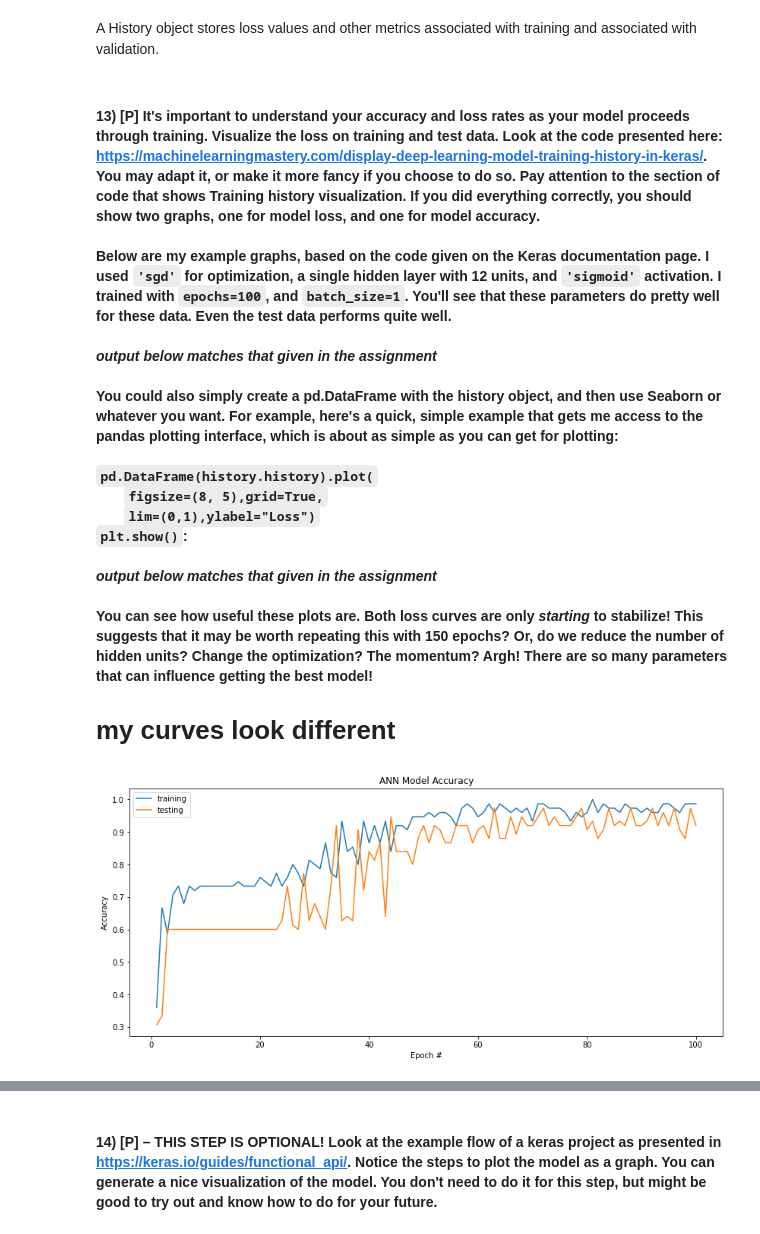
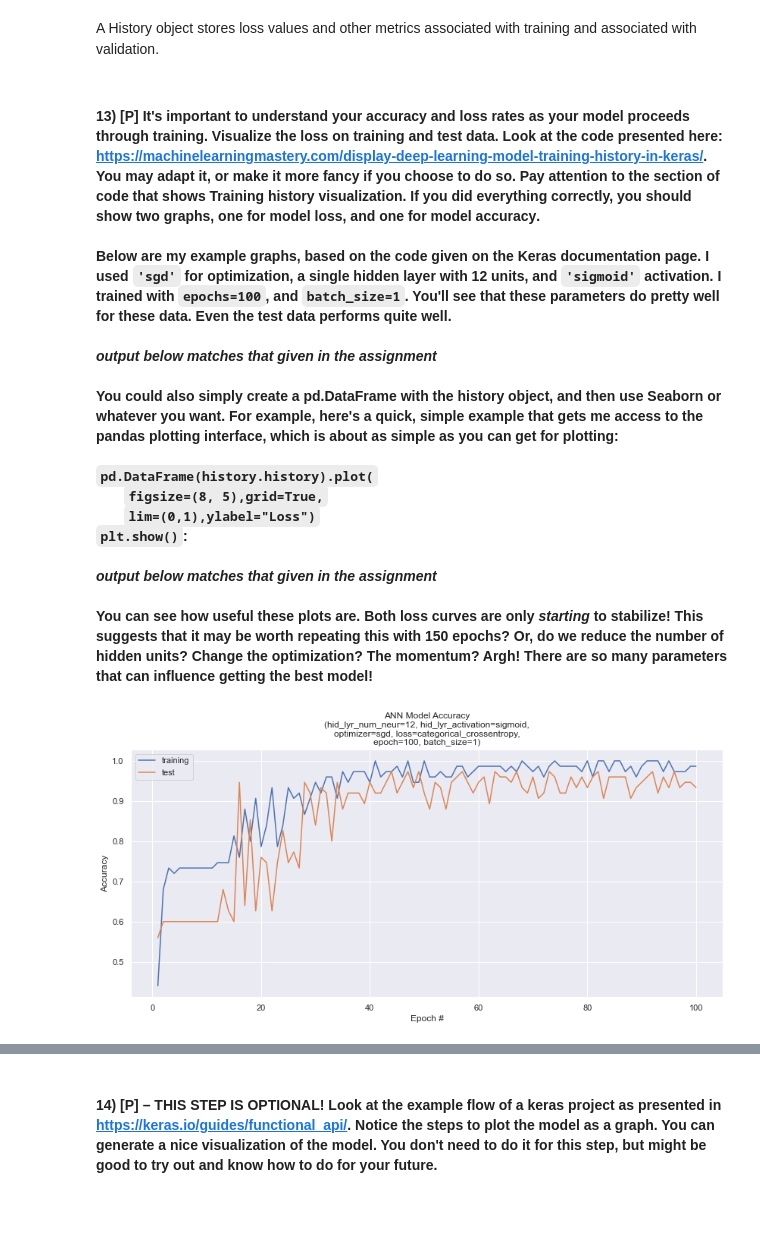
Before and after one commit to ks061/data-mining, a Jupyter notebook: labs/lab11.ipynb, the cells around one changed output, grey strips where cells are left out. Saved outputs shown, nothing was run; the diff lists cells and outputs as text; code cells hidden in the pictures; blank space fills up the shorter version.

```diff
--- a/labs/lab11.ipynb
+++ b/labs/lab11.ipynb
@@ -416,16 +413,0 @@ A History object stores loss values and other metrics associated with training a
-
-# my curves look different
-# %%
-plt.figure(figsize=(14,6))
-ax = sns.lineplot(x=np.arange(1,len(history.history['accuracy'])+1),
-                  y=history.history['accuracy'],
-                  label='training')
-sns.lineplot(x=np.arange(1,len(history.history['val_accuracy'])+1),
-             y=history.history['val_accuracy'],
-             label='testing',
-             ax=ax)
-ax.set_xlabel("Epoch #")
-ax.set_ylabel("Accuracy")
-ax.set_title("ANN Model Accuracy");
-# %% [output]
-[figure, removed]
@@ -432 +436,29 @@ ax.set_title("ANN Model Accuracy");
+# %%
+fig1, ax1 = plt.subplots(1, 1, figsize=(14,6))
+_set_data_on_ax_in_fig(
+    fig=fig1,
+    x=np.arange(1,len(history.history['accuracy'])+1), # creating epoch values
+    y=history.history['accuracy'],
+    label='training',
+    x_label='Epoch #',
+    y_label='Accuracy',
+    title="ANN Model Accuracy\n" + \
+          "(hid_lyr_num_neur=12, hid_lyr_activation=sigmoid,\n" + \
+          "optimizer=sgd, loss=categorical_crossentropy,\n" + \
+          "epoch=100, batch_size=1)",
+    ax=ax1
+)
+_set_data_on_ax_in_fig(
+    fig=fig1,
+    x=np.arange(1,len(history.history['val_accuracy'])+1), # creating epoch values
+    y=history.history['val_accuracy'],
+    label='test',
+    x_label=None, # this was *intentionally* not set as a default parameter, as well as y_label
+    y_label=None, # and title because these should only be set to None if an axes has already
+    title=None, # been setup/plotted on with those characteristics (it is not a 'default' parameter)
+                # in essence, the user should make these None's intentional
+    ax=ax1
+);
+# %% [output]
+[figure, added]
 # %%
```
Also changed, not shown: parts of 39 cells of this notebook, 1 other file.
